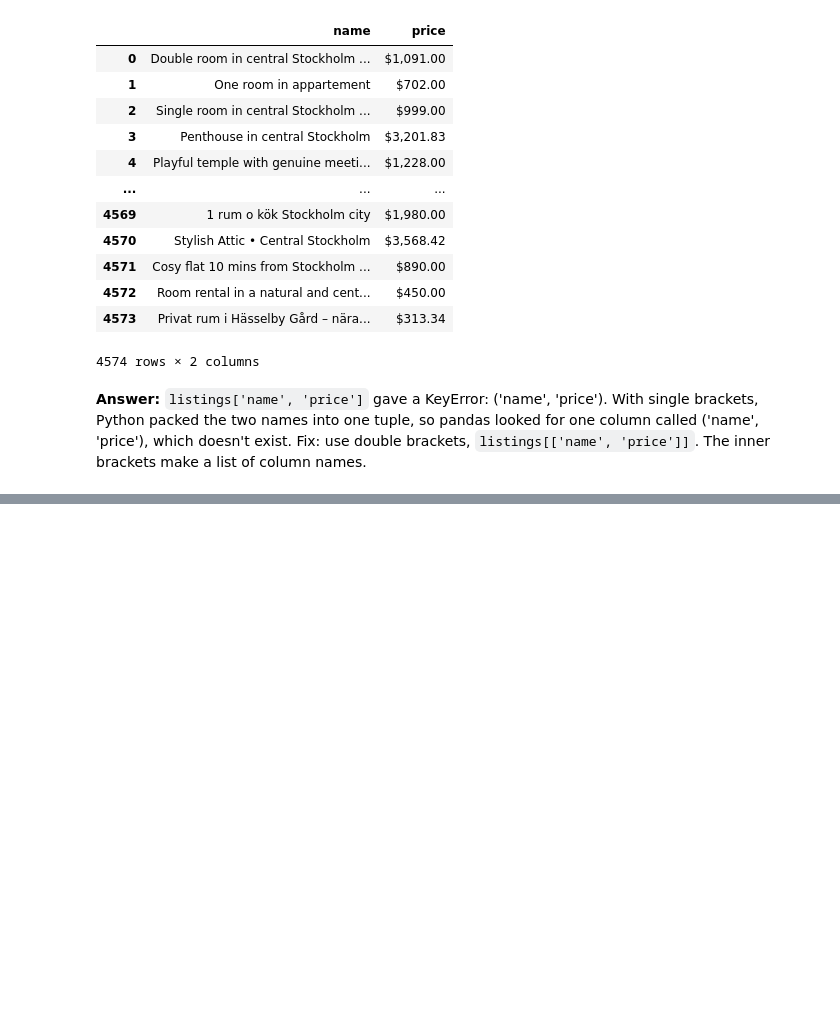
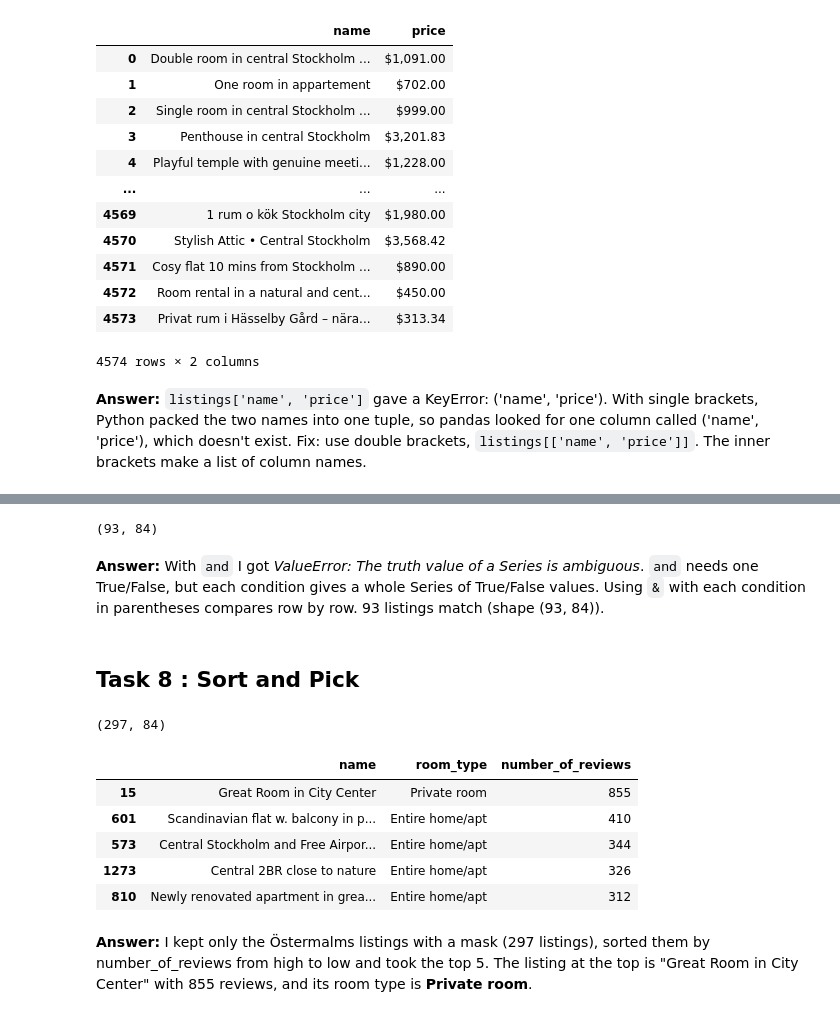
Before and after one commit to Krithika-15/Lexicon, a Jupyter notebook: Data Analysis and visualisation/lab1.ipynb, the cells around one changed output, grey strips where cells are left out. Drawn from its saved outputs; the diff is of its cells as text; code cells hidden in the pictures; blank space fills up the shorter version.

```diff
--- a/Data Analysis and visualisation/lab1.ipynb
+++ b/Data Analysis and visualisation/lab1.ipynb
@@ -102,0 +214,32 @@ Fix: use double brackets, `listings[['name', 'price']]`. The inner brackets make
+# %%
+# (b) First try with "and" (commented out): it gave ValueError: The truth value of a Series is ambiguous
+# listings["neighbourhood_cleansed"] == "Östermalms" and listings["room_type"] == "Entire home/apt" and listings["bedrooms"] >= 2
+
+# Fix: & between the conditions, each condition in ( )
+mask = (listings["neighbourhood_cleansed"] == "Östermalms") & (listings["room_type"] == "Entire home/apt") & (listings["bedrooms"] >= 2)
+listings[mask].shape
+# %% [output]
+(93, 84)
+# %% [markdown]
+**Answer:** With `and` I got *ValueError: The truth value of a Series is ambiguous*. `and` needs one True/False, but each condition gives a whole Series of True/False values.
+Using `&` with each condition in parentheses compares row by row. 93 listings match (shape (93, 84)).
+# %% [markdown]
+## Task 8 : Sort and Pick
+# %%
+mask = (listings["neighbourhood_cleansed"] == "Östermalms")
+Östermalms = listings[mask]
+Östermalms.shape
+# %% [output]
+(297, 84)
+# %%
+Östermalms.sort_values("number_of_reviews", ascending=False)[["name", "room_type" ,"number_of_reviews"]].head(5)
+# %% [output]
+|  | name | room_type | number_of_reviews |
+| 15 | Great Room in City Center | Private room | 855 |
+| 601 | Scandinavian flat w. balcony in p... | Entire home/apt | 410 |
+| 573 | Central Stockholm and Free Airpor... | Entire home/apt | 344 |
+| 1273 | Central 2BR close to nature | Entire home/apt | 326 |
+| 810 | Newly renovated apartment in grea... | Entire home/apt | 312 |
+# %% [markdown]
+**Answer:** I kept only the Östermalms listings with a mask (297 listings), sorted them by number_of_reviews from high to low and took the top 5.
+The listing at the top is "Great Room in City Center" with 855 reviews, and its room type is **Private room**.
```
Also changed, not shown: parts of 18 cells of this notebook.
